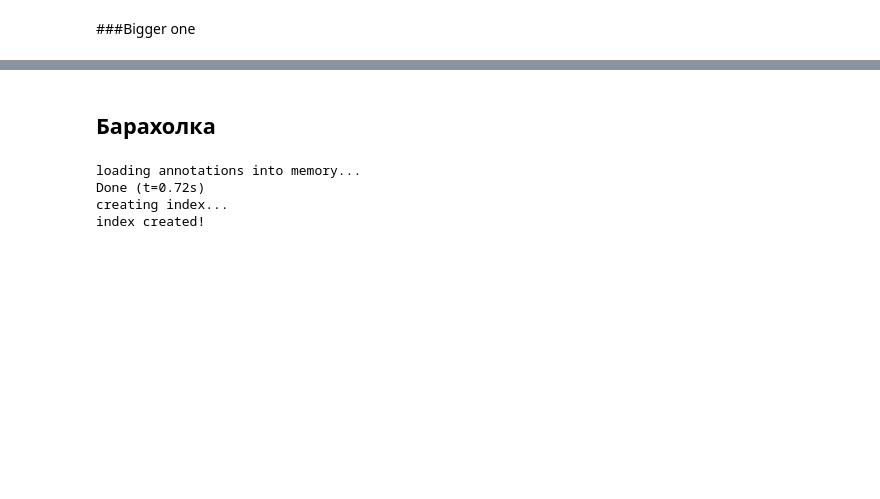
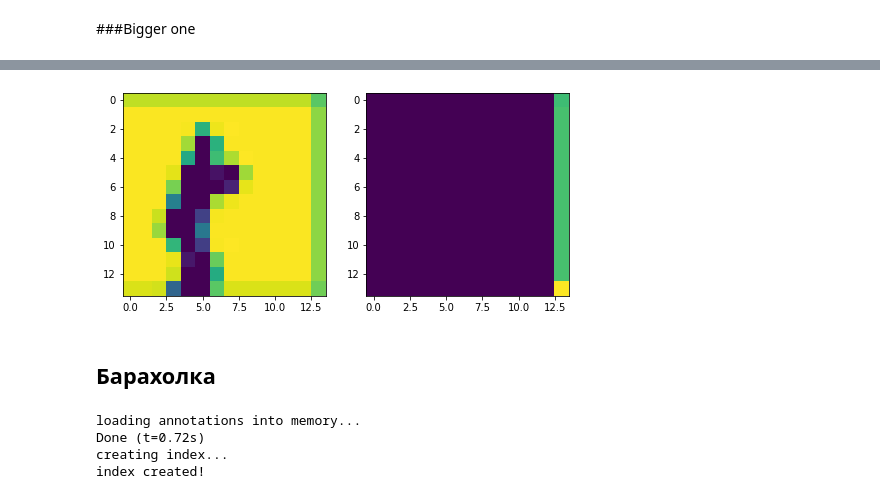
Before and after one commit to a-chubcheva/Instance_segmentation, a Jupyter notebook: Test.ipynb, the cells around one changed output, grey strips where cells are left out. Saved outputs shown, nothing was run; the diff lists cells and outputs as text; code cells hidden in the pictures; blank space fills up the shorter version.

```diff
--- a/Test.ipynb
+++ b/Test.ipynb
@@ -415,3 +426,15 @@ plt.imshow(img_encoded.cpu().detach().numpy().squeeze());
+# %%
+fig = plt.figure(figsize=(8,4))
+fig.add_subplot(1, 2, 1)
+hid = conv_autoencoder.encoder(img.unsqueeze(0))
+hid0 = hid[:,0,:,:]
+plt.imshow(hid0.detach().cpu().squeeze().numpy());
+
+fig.add_subplot(1, 2, 2)
+hid1 = hid[:,1,:,:]
+plt.imshow(hid1.detach().cpu().squeeze().numpy());
+# %% [output]
+[figure, added]
 # %% [markdown]
 ## Барахолка
 # %%
```
Also changed, not shown: parts of 14 cells of this notebook.
